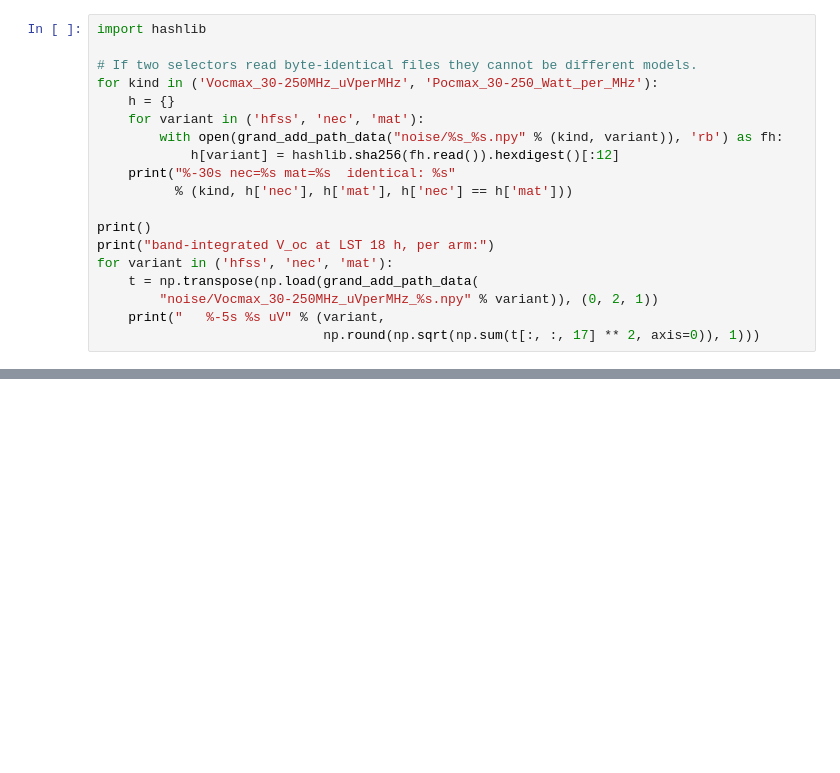
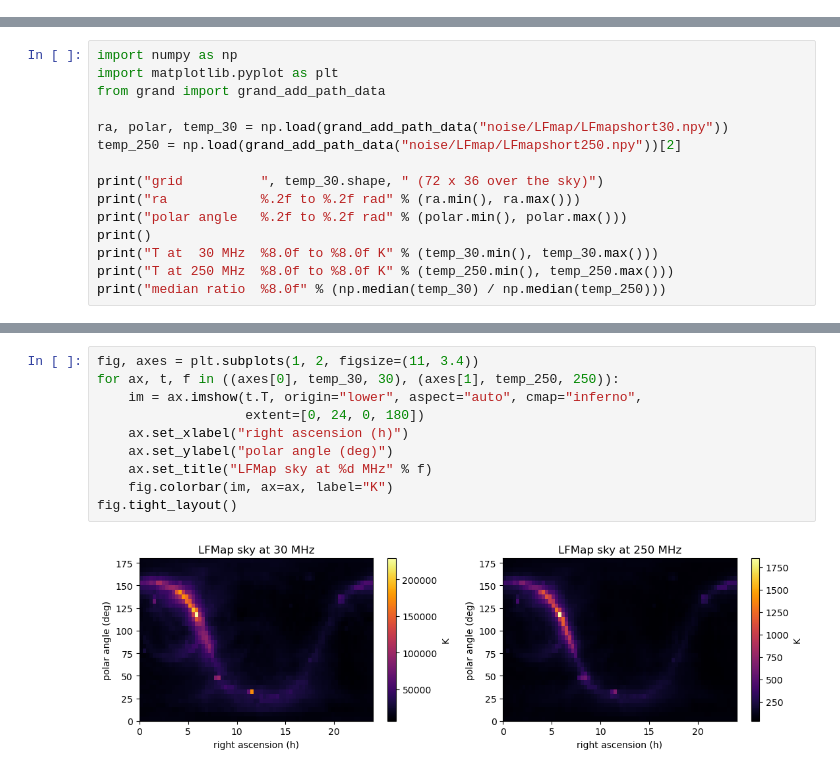
Before and after one commit to grand-mother/grand, a Jupyter notebook: notebooks/05_galactic_noise.ipynb, the cells around one changed output, grey strips where cells are left out. Drawn from its saved outputs; the diff is of its cells as text; blank space fills up the shorter version.

```diff
--- a/notebooks/05_galactic_noise.ipynb
+++ b/notebooks/05_galactic_noise.ipynb
@@ -260,19 +0,0 @@ them are the *same file*, and the default reads neither.
-# %%
-import hashlib
-
-# If two selectors read byte-identical files they cannot be different models.
-for kind in ('Vocmax_30-250MHz_uVperMHz', 'Pocmax_30-250_Watt_per_MHz'):
-    h = {}
-    for variant in ('hfss', 'nec', 'mat'):
-        with open(grand_add_path_data("noise/%s_%s.npy" % (kind, variant)), 'rb') as fh:
-            h[variant] = hashlib.sha256(fh.read()).hexdigest()[:12]
-    print("%-30s nec=%s mat=%s  identical: %s"
-          % (kind, h['nec'], h['mat'], h['nec'] == h['mat']))
-
-print()
-print("band-integrated V_oc at LST 18 h, per arm:")
-for variant in ('hfss', 'nec', 'mat'):
-    t = np.transpose(np.load(grand_add_path_data(
-        "noise/Vocmax_30-250MHz_uVperMHz_%s.npy" % variant)), (0, 2, 1))
-    print("   %-5s %s uV" % (variant,
-                             np.round(np.sqrt(np.sum(t[:, :, 17] ** 2, axis=0)), 1)))
@@ -303,0 +27,15 @@ of two.** This is separate from the $\sqrt2$ question above; see the
+# %%
+import numpy as np
+import matplotlib.pyplot as plt
+from grand import grand_add_path_data
+
+ra, polar, temp_30 = np.load(grand_add_path_data("noise/LFmap/LFmapshort30.npy"))
+temp_250 = np.load(grand_add_path_data("noise/LFmap/LFmapshort250.npy"))[2]
+
+print("grid          ", temp_30.shape, " (72 x 36 over the sky)")
+print("ra            %.2f to %.2f rad" % (ra.min(), ra.max()))
+print("polar angle   %.2f to %.2f rad" % (polar.min(), polar.max()))
+print()
+print("T at  30 MHz  %8.0f to %8.0f K" % (temp_30.min(), temp_30.max()))
+print("T at 250 MHz  %8.0f to %8.0f K" % (temp_250.min(), temp_250.max()))
+print("median ratio  %8.0f" % (np.median(temp_30) / np.median(temp_250)))
@@ -303,0 +59,12 @@ of two.** This is separate from the $\sqrt2$ question above; see the
+# %%
+fig, axes = plt.subplots(1, 2, figsize=(11, 3.4))
+for ax, t, f in ((axes[0], temp_30, 30), (axes[1], temp_250, 250)):
+    im = ax.imshow(t.T, origin="lower", aspect="auto", cmap="inferno",
+                   extent=[0, 24, 0, 180])
+    ax.set_xlabel("right ascension (h)")
+    ax.set_ylabel("polar angle (deg)")
+    ax.set_title("LFMap sky at %d MHz" % f)
+    fig.colorbar(im, ax=ax, label="K")
+fig.tight_layout()
+# %% [output]
+[figure, added]
```
Also changed, not shown: parts of 39 cells of this notebook, 2 other files.
